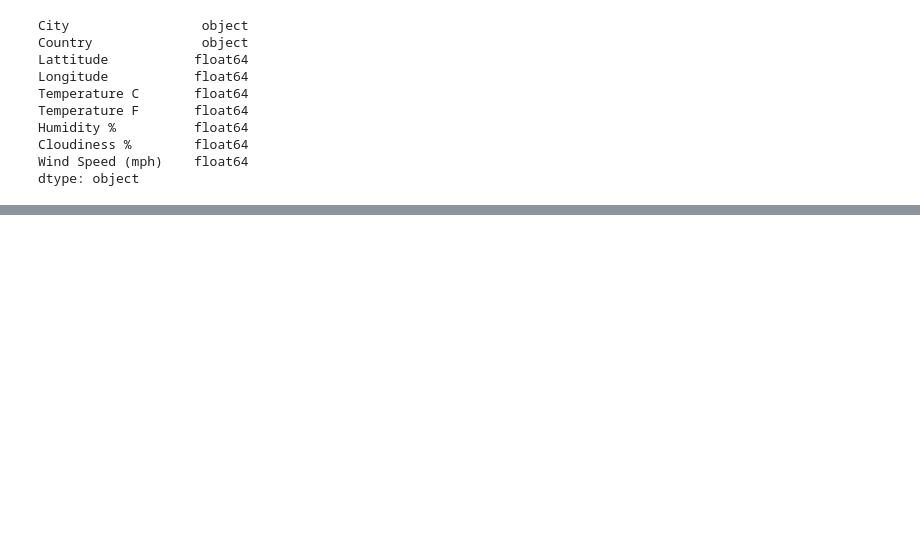
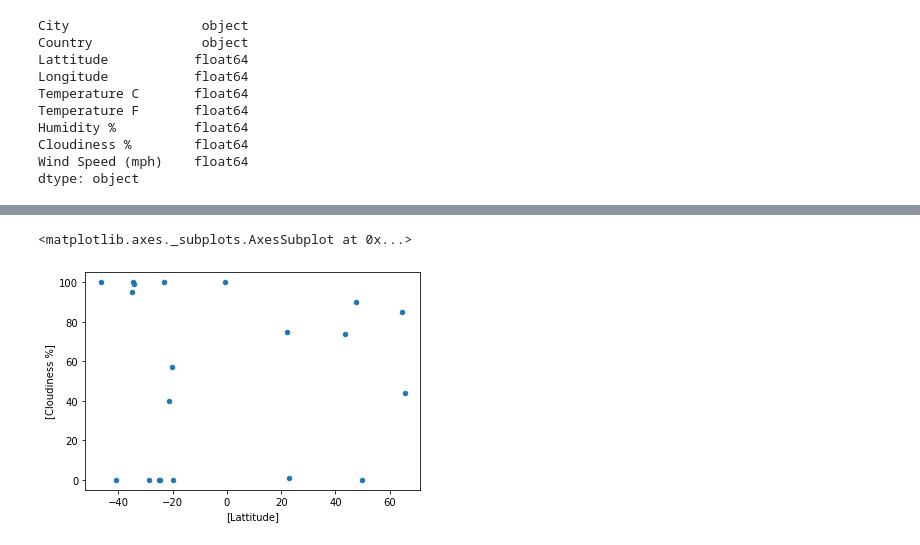
Before and after one commit to dhsharp1983/python-api-challenge, a Jupyter notebook: WeatherPy/WeatherPy.ipynb, the cells around one changed output, grey strips where cells are left out. Cells and saved outputs as stored; diff of their text form; code cells hidden in the pictures; blank space fills up the shorter version.

```diff
--- a/WeatherPy/WeatherPy.ipynb
+++ b/WeatherPy/WeatherPy.ipynb
@@ -212,0 +230,5 @@ city found: Ribeira Grande ,PT
+# %%
+City_df.plot.scatter(['Lattitude'],['Cloudiness %'])
+# %% [output]
+<matplotlib.axes._subplots.AxesSubplot at 0x...>
+[figure, added]
```
Also changed, not shown: parts of 4 cells of this notebook.
